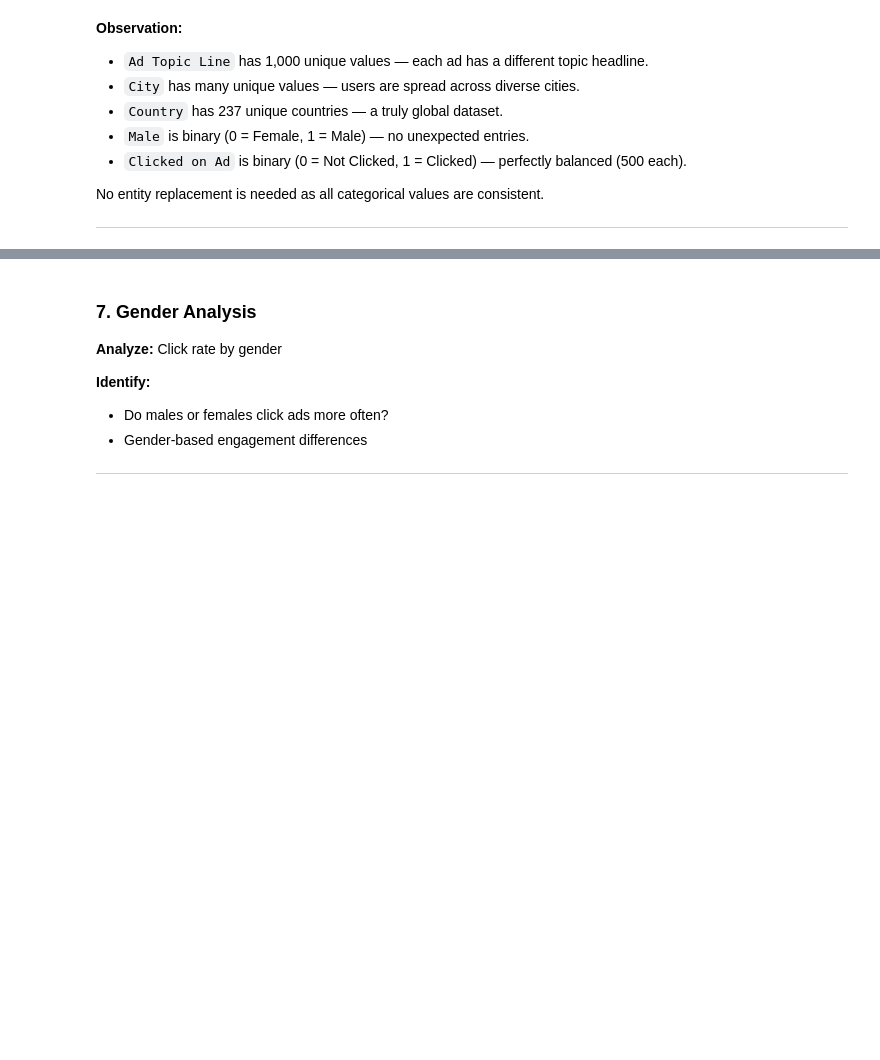
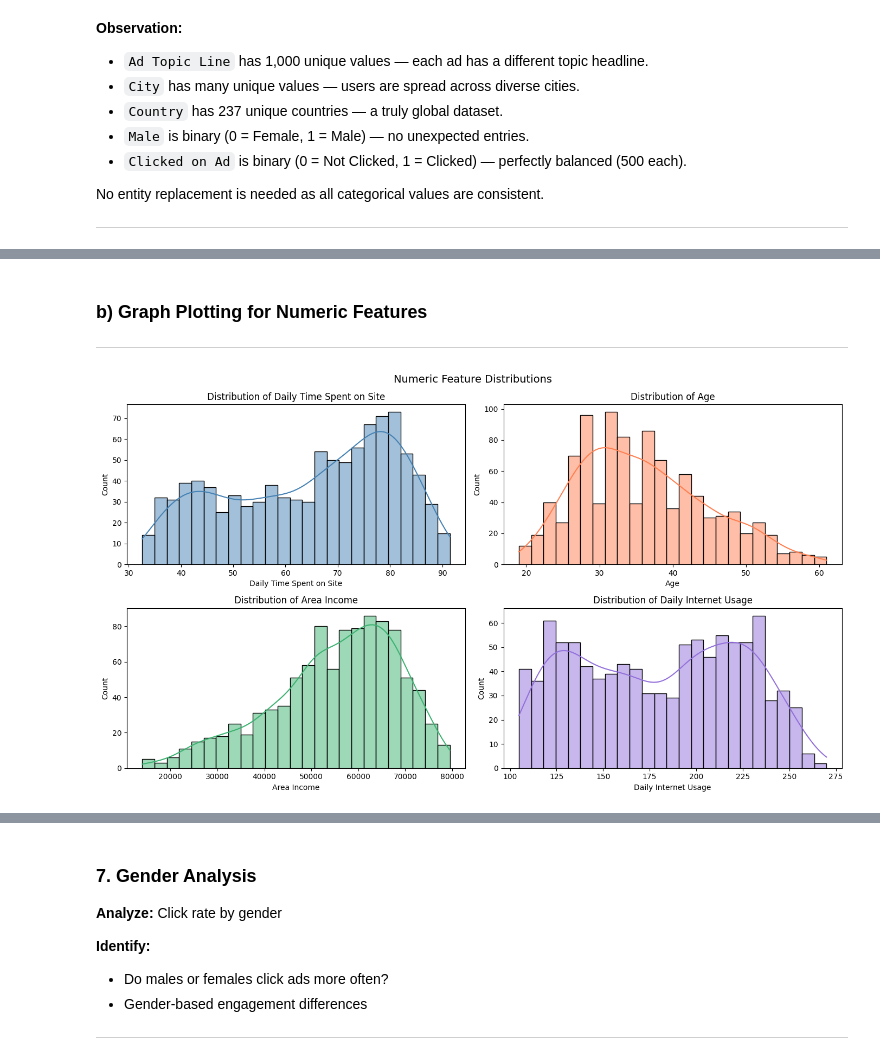
Before and after one commit to Monika364/AD-CLICK-PREDICTION, a Jupyter notebook: AD_CLICK_PREDICTION_EDA.ipynb, the cells around one changed output, grey strips where cells are left out. Cells and saved outputs as stored; diff of their text form; code cells hidden in the pictures; blank space fills up the shorter version.

```diff
--- a/AD_CLICK_PREDICTION_EDA.ipynb
+++ b/AD_CLICK_PREDICTION_EDA.ipynb
@@ -289,15 +221,0 @@ df.info()
-# %%
-numeric_cols = ['Daily Time Spent on Site', 'Age', 'Area Income', 'Daily Internet Usage']
-outliers_count = {}
-
-for col in numeric_cols:
-    Q1 = df[col].quantile(0.25)
-    Q3 = df[col].quantile(0.75)
-    IQR = Q3 - Q1
-    lower_bound = Q1 - 1.5 * IQR
-    upper_bound = Q3 + 1.5 * IQR
-    outliers = df[(df[col] < lower_bound) | (df[col] > upper_bound)]
-    outliers_count[col] = len(outliers)
-    print(f'{col}: {len(outliers)} outliers')
-
-print(f'\nTotal outlier rows: {sum(outliers_count.values())}')
@@ -414,0 +239,13 @@ Numeric data with meaningful equal spacing AND a natural zero point.
+# %%
+# Store original text columns before encoding (needed for assigned EDA)
+df_original = df.copy()
+
+# Label Encoding for City and Country
+le = LabelEncoder()
+
+df['City_encoded'] = le.fit_transform(df['City'])
+df['Country_encoded'] = le.fit_transform(df['Country'])
+
+print("Label Encoding applied to City and Country!")
+print(f"Shape: {df.shape}")
+df[['City', 'City_encoded', 'Country', 'Country_encoded']].head()
@@ -414,0 +299,21 @@ Numeric data with meaningful equal spacing AND a natural zero point.
+# %% [markdown]
+### b) Graph Plotting for Numeric Features
+
+---
+# %%
+numeric_cols = ['Daily Time Spent on Site', 'Age', 'Area Income', 'Daily Internet Usage']
+
+fig, axes = plt.subplots(2, 2, figsize=(14, 8))
+colors = ['steelblue', 'coral', 'mediumseagreen', 'mediumpurple']
+
+for ax, col, color in zip(axes.flatten(), numeric_cols, colors):
+    sns.histplot(df[col], bins=25, kde=True, ax=ax, color=color)
+    ax.set_title(f'Distribution of {col}')
+    ax.set_xlabel(col)
+    ax.set_ylabel('Count')
+
+plt.suptitle('Numeric Feature Distributions', fontsize=14)
+plt.tight_layout()
+plt.show()
+# %% [output]
+[figure, added]
```
Also changed, not shown: parts of 80 cells of this notebook.
